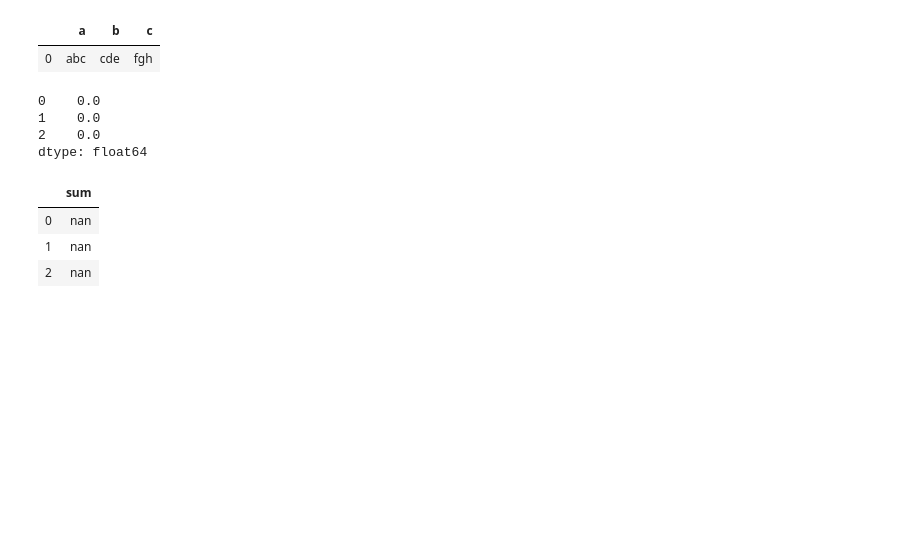
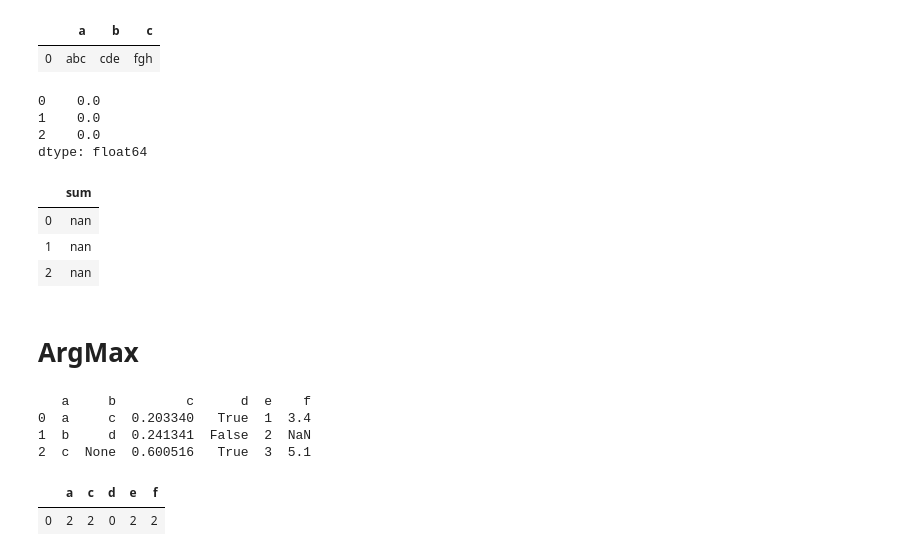
Before and after one commit to najafmurtaza/Analytica, a Jupyter notebook: Test Lib.ipynb, the cells around one changed output. Saved outputs shown, nothing was run; the diff lists cells and outputs as text; code cells hidden in the pictures; blank space fills up the shorter version.

Commit message:
added `argmax` and `argmin`

```diff
--- a/Test Lib.ipynb
+++ b/Test Lib.ipynb
@@ -525,3 +525,15 @@ dtype: float64
 | 0 | nan |
 | 1 | nan |
 | 2 | nan |
+# %% [markdown]
+# ArgMax
+# %%
+print(pd_df)
+alt_df.argmax()
+# %% [output]
+   a     b         c      d  e    f
+0  a     c  0.203340   True  1  3.4
+1  b     d  0.241341  False  2  NaN
+2  c  None  0.600516   True  3  5.1
+|  | a | c | d | e | f |
+| 0 | 2 | 2 | 0 | 2 | 2 |
```
Also changed, not shown: parts of 24 cells of this notebook, 2 other files.
